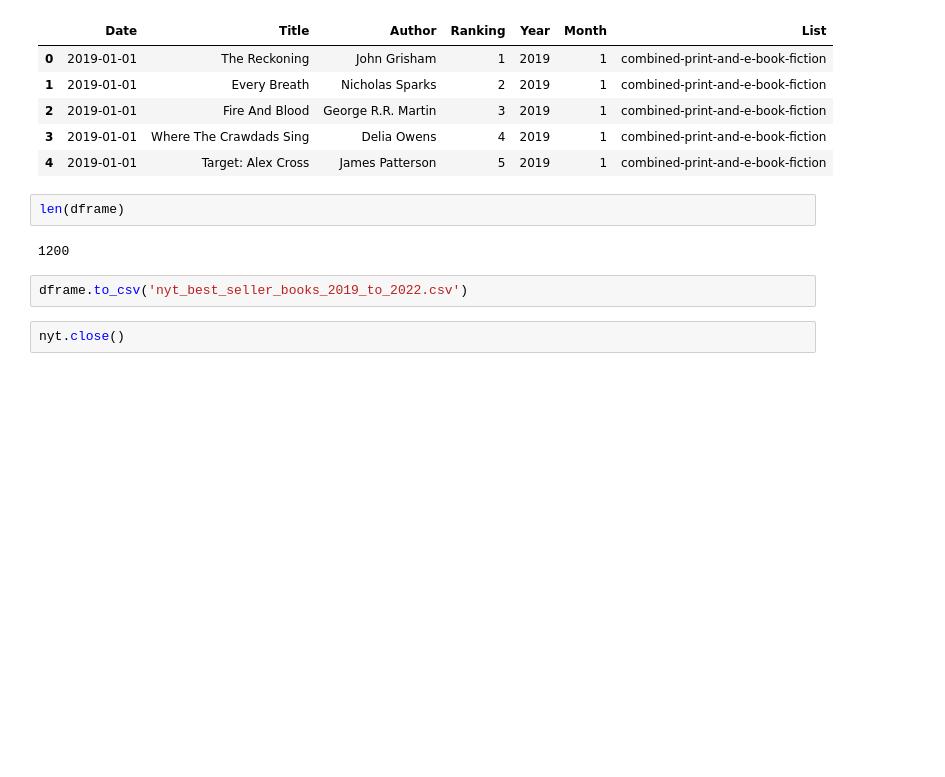
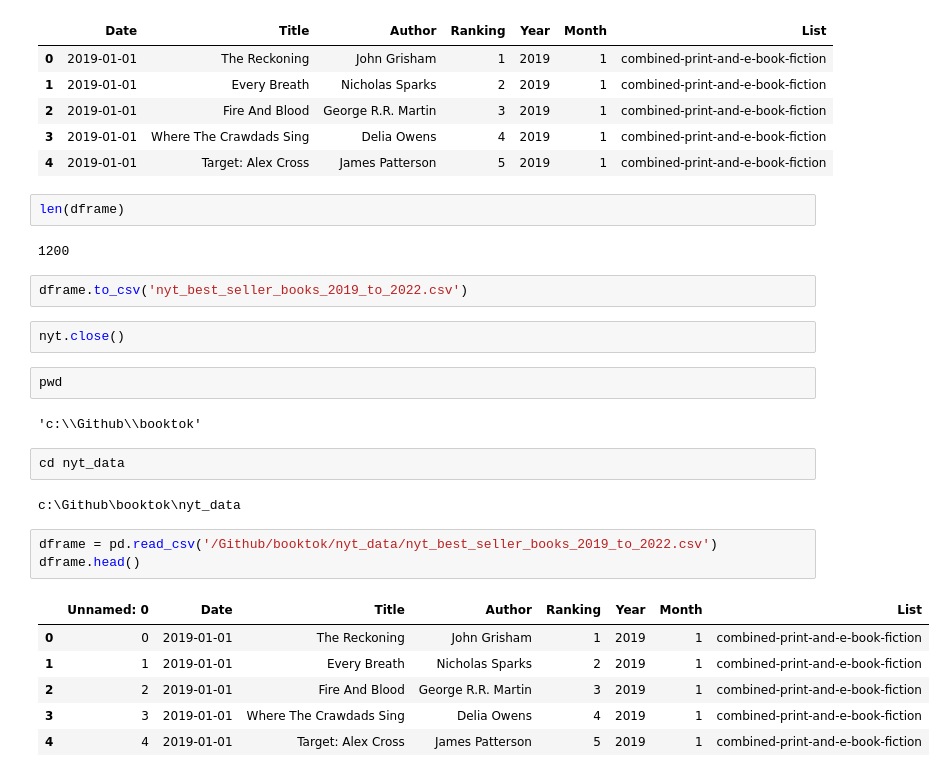
Before and after one commit to creeganmi/booktok, a Jupyter notebook: master_files/nyt_scrape.ipynb, the cells around one changed output. Cells and saved outputs as stored; diff of their text form; blank space fills up the shorter version.

```diff
--- a/master_files/nyt_scrape.ipynb
+++ b/master_files/nyt_scrape.ipynb
@@ -282,3 +284,21 @@ len(dframe)
 dframe.to_csv('nyt_best_seller_books_2019_to_2022.csv')
 # %%
 nyt.close()
+# %%
+pwd
+# %% [output]
+'c:\\Github\\booktok'
+# %%
+cd nyt_data
+# %% [output]
+c:\Github\booktok\nyt_data
+# %%
+dframe = pd.read_csv('/Github/booktok/nyt_data/nyt_best_seller_books_2019_to_2022.csv')
+dframe.head()
+# %% [output]
+|  | Unnamed: 0 | Date | Title | Author | Ranking | Year | Month | List |
+| 0 | 0 | 2019-01-01 | The Reckoning | John Grisham | 1 | 2019 | 1 | combined-print-and-e-book-fiction |
+| 1 | 1 | 2019-01-01 | Every Breath | Nicholas Sparks | 2 | 2019 | 1 | combined-print-and-e-book-fiction |
+| 2 | 2 | 2019-01-01 | Fire And Blood | George R.R. Martin | 3 | 2019 | 1 | combined-print-and-e-book-fiction |
+| 3 | 3 | 2019-01-01 | Where The Crawdads Sing | Delia Owens | 4 | 2019 | 1 | combined-print-and-e-book-fiction |
+| 4 | 4 | 2019-01-01 | Target: Alex Cross | James Patterson | 5 | 2019 | 1 | combined-print-and-e-book-fiction |
```
Also changed, not shown: parts of 5 cells of this notebook, 1 other file.
